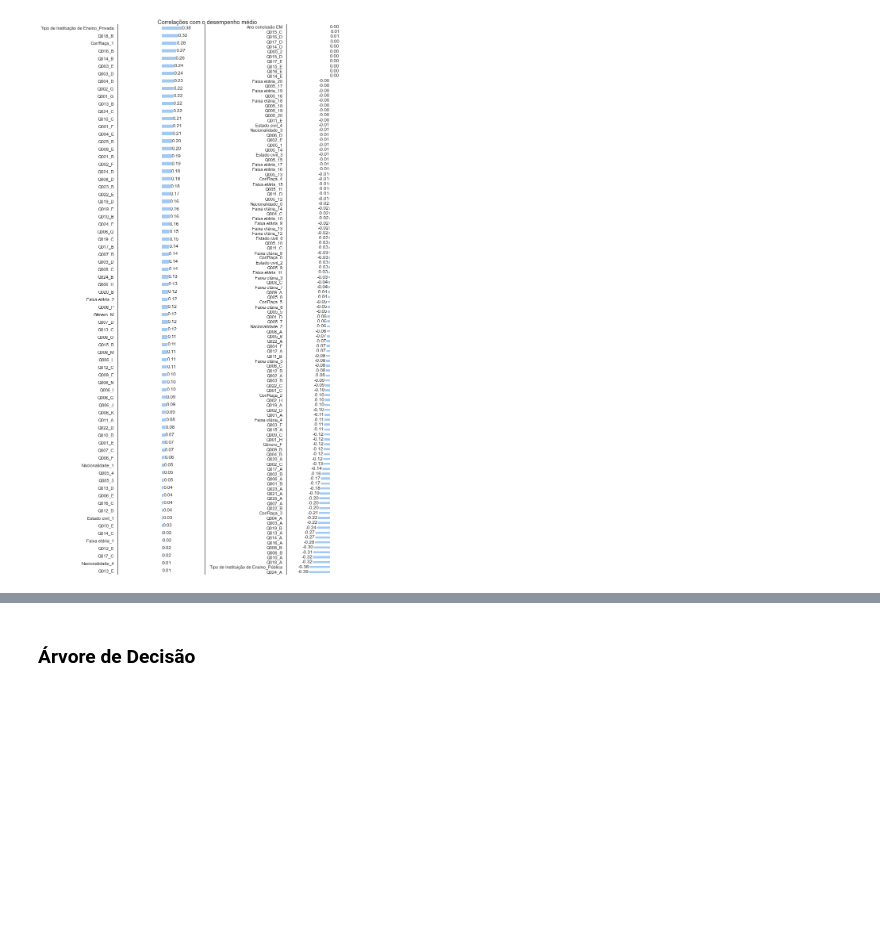
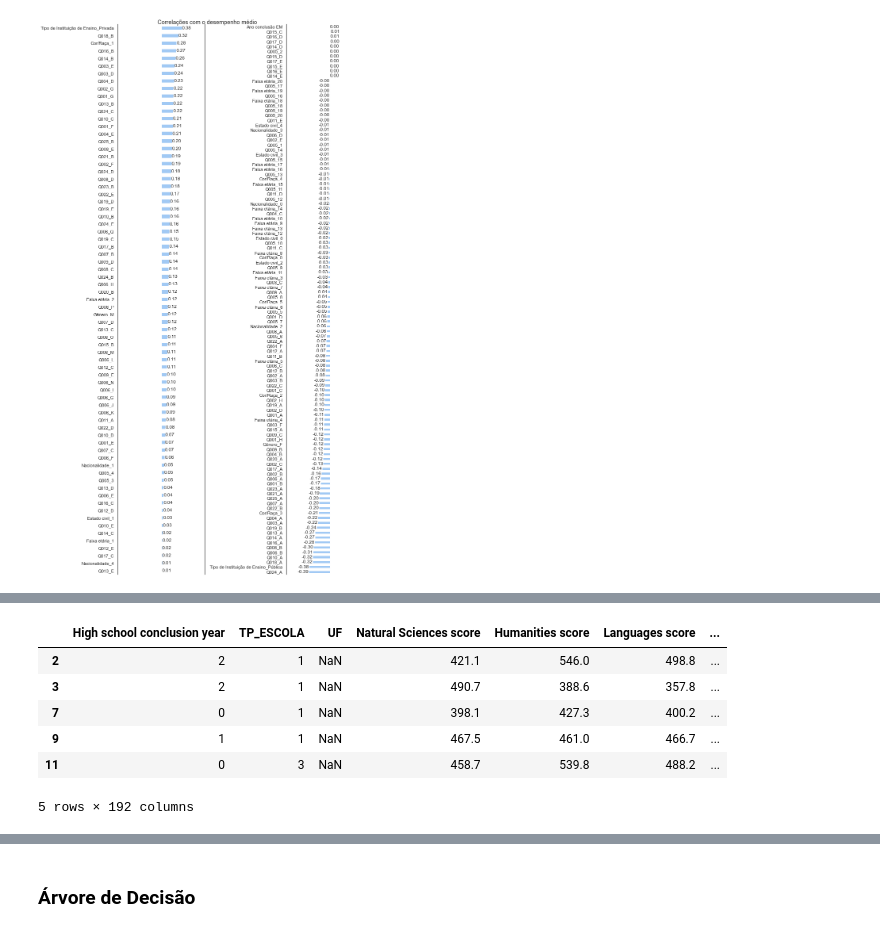
Before and after one commit to carlos-stefano/students_performance_project, a Jupyter notebook: data analysis/2022_data_analysis.ipynb, the cells around one changed output, grey strips where cells are left out. Saved outputs shown, nothing was run; the diff lists cells and outputs as text; code cells hidden in the pictures; blank space fills up the shorter version.

```diff
--- a/data analysis/2022_data_analysis.ipynb
+++ b/data analysis/2022_data_analysis.ipynb
@@ -504,0 +347,10 @@ sns.heatmap(corr_df, annot = True, fmt = '.2f', mask = np.triu(corr_df))
+# %%
+df.head()
+# %% [output]
+|  | High school conclusion year | TP_ESCOLA | UF | Natural Sciences score | Humanities score | Languages score | ... |
+| 2 | 2 | 1 | NaN | 421.1 | 546.0 | 498.8 | ... |
+| 3 | 2 | 1 | NaN | 490.7 | 388.6 | 357.8 | ... |
+| 7 | 0 | 1 | NaN | 398.1 | 427.3 | 400.2 | ... |
+| 9 | 1 | 1 | NaN | 467.5 | 461.0 | 466.7 | ... |
+| 11 | 0 | 3 | NaN | 458.7 | 539.8 | 488.2 | ... |
+5 rows × 192 columns
```
Also changed, not shown: parts of 31 cells of this notebook.
